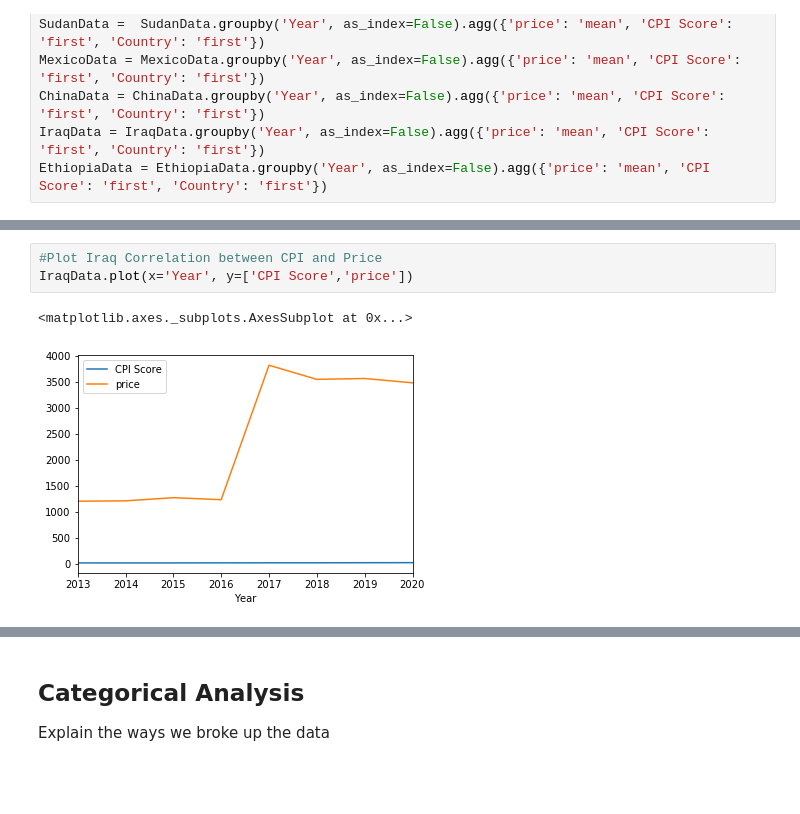
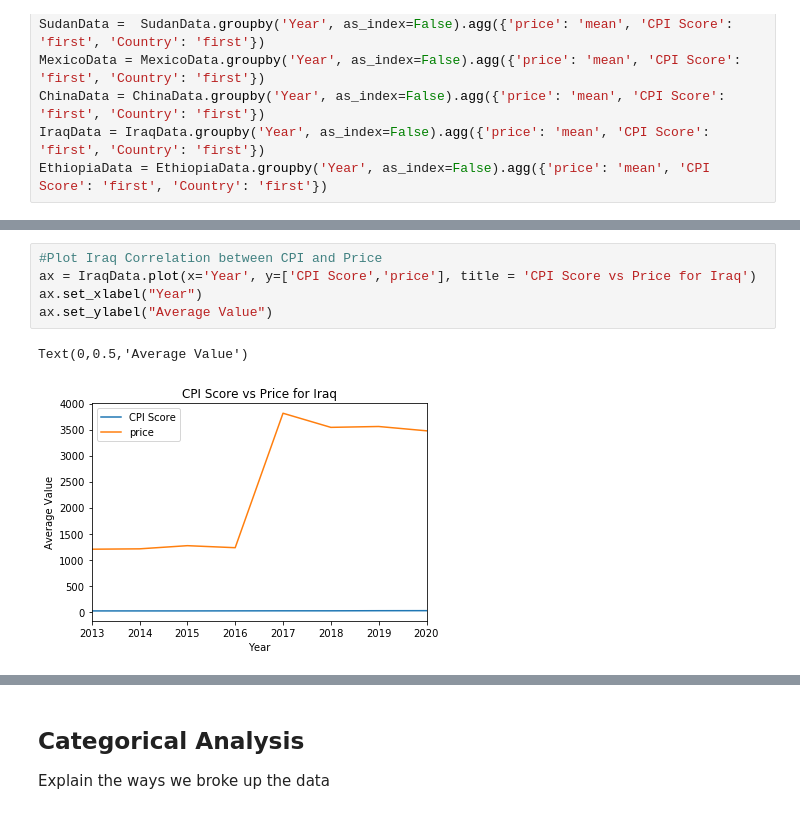
Before and after one commit to katielrink/DS_1300-FinalProject, a Jupyter notebook: Analysis/Correlation.ipynb, the cells around one changed output, grey strips where cells are left out. Saved outputs shown, nothing was run; the diff lists cells and outputs as text; blank space fills up the shorter version.

```diff
--- a/Analysis/Correlation.ipynb
+++ b/Analysis/Correlation.ipynb
@@ -143,6 +175,8 @@ ChinaData.plot(x='Year', y=['CPI Score','price'])
 # %%
 #Plot Iraq Correlation between CPI and Price
-IraqData.plot(x='Year', y=['CPI Score','price'])
+ax = IraqData.plot(x='Year', y=['CPI Score','price'], title = 'CPI Score vs Price for Iraq')
+ax.set_xlabel("Year")
+ax.set_ylabel("Average Value")
 # %% [output]
-<matplotlib.axes._subplots.AxesSubplot at 0x...>
+Text(0,0.5,'Average Value')
-[figure, old version]
+[figure, new version]
```
Also changed, not shown: parts of 15 cells of this notebook, 2 other files.
